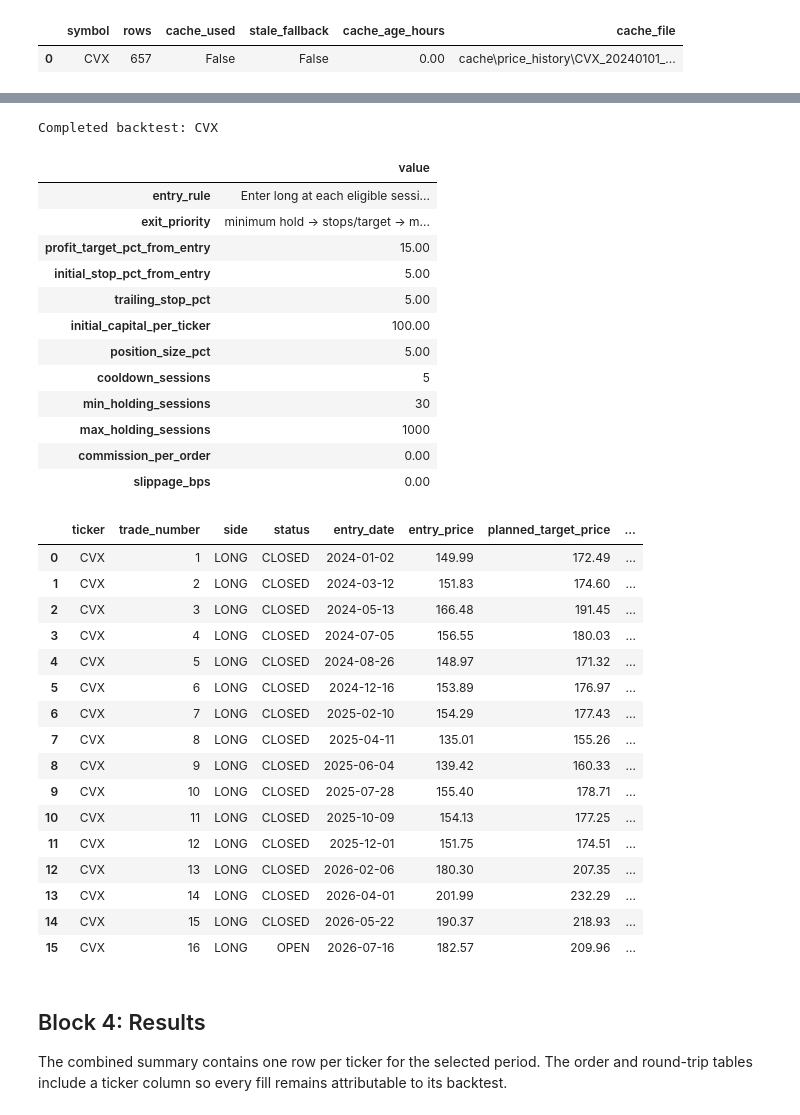
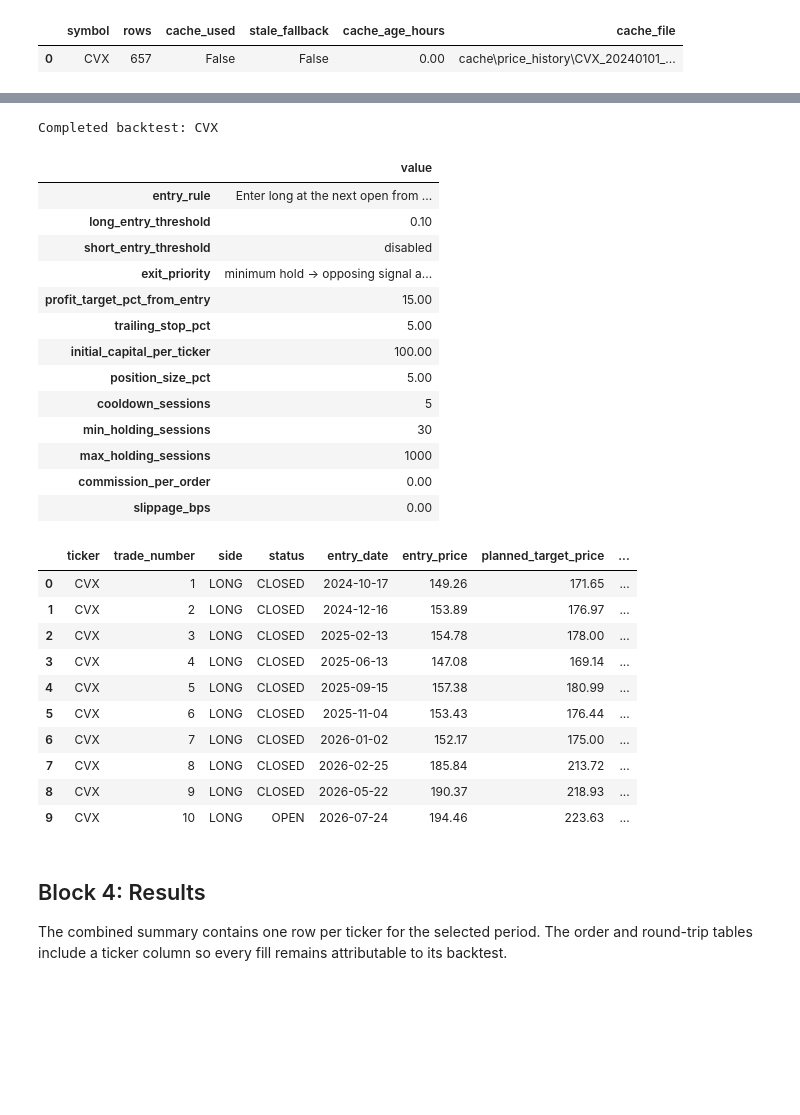
Before and after one commit to tathagata1/stock-analysis, a Jupyter notebook: 04_backtesting.ipynb, the cells around one changed output, grey strips where cells are left out. Cells and saved outputs as stored; diff of their text form; code cells hidden in the pictures; blank space fills up the shorter version.

```diff
--- a/04_backtesting.ipynb
+++ b/04_backtesting.ipynb
@@ -34,11 +35,11 @@ ticker = ["CVX"]  # Each ticker gets an independent backtest and its own initial
 start_date = "2024-01-01"  # First date included in the backtest.
 end_date = None              # Last date included; None means the latest available session.
 
-# Entry-relative strategy. Every new trade calculates fresh levels from its own fill.
-market_entry_side = "long"       # "long" buys; "short" requires allow_short_selling=True.
-allow_short_selling = False        # False keeps the strategy long-only.
+# Indicator-directed strategy. Every new trade calculates fresh levels from its own fill.
+allow_short_selling = False        # True permits bearish indicator signals to open short positions.
+long_entry_threshold = 0.10        # Prior-session technical score required to open a long.
+short_entry_threshold = -0.10      # Prior-session technical score required to open a short.
 profit_target_pct = 0.15           # Long target is 15% above entry; short target is 15% below.
-initial_stop_loss_pct = 0.05       # Long stop is 5% below entry; short stop is 5% above.
 trailing_stop_pct = 0.05           # Trail by 5% from the best completed high/low since entry.
 
 # Capital, position, and order limits
@@ -57,7 +58,7 @@ commission_per_order = 0.00  # Flat cash fee charged on every entry and exit ord
 slippage_bps = 0.0           # Adverse fill adjustment: 10 basis points = 0.10% per order.
 same_day_exit_priority = "target"  # If target and stop are both touched after entry, choose "stop" or "target".
 entry_bar_exit_policy = "target"   # Entry-candle tie policy; min_holding_days > 0 prevents any entry-candle exit.
-level_update_mode = "entry"      # Lock each trade's percentage-derived target and initial stop at entry.
+level_update_mode = "entry"      # Lock each trade's percentage-derived target at entry.
 allow_stop_widening = False         # False prevents an active stop from moving farther away from the position.
 force_exit_at_end = False           # Separate override: True closes on the final close even if minimum hold is unmet.
 
@@ -143,12 +143,14 @@ backtests_by_ticker = {}
 actual_trade_level_frames = []
 for current_ticker in normalized_tickers:
     market_data = market_data_by_ticker[current_ticker]
+    technical_entry_signal = build_technical_entry_signal(
+        market_data["price_history"]
+    )
     backtest = run_price_intent_backtest(
         history=market_data["price_history"],
         benchmark=None,
         entry_limit=None,
         target=None,
-        fixed_stop=None,
         capital=initial_capital,
         size_pct=position_size_pct,
         share_limit=max_shares,
@@ -168,9 +170,10 @@ for current_ticker in normalized_tickers:
         liquidate_at_end=force_exit_at_end,
         allow_short=allow_short_selling,
         entry_at_market=True,
-        market_entry_side=market_entry_side,
+        entry_signal=technical_entry_signal,
+        long_entry_threshold=long_entry_threshold,
+        short_entry_threshold=short_entry_threshold,
         target_pct=profit_target_pct,
-        fixed_stop_pct=initial_stop_loss_pct,
     )
     backtests_by_ticker[current_ticker] = backtest
 
@@ -183,8 +186,7 @@ for current_ticker in normalized_tickers:
         actual_trade_level_frames.append(trade_levels[[
             "ticker", "trade_number", "side", "status",
             "entry_date", "entry_price", "planned_target_price",
-            "planned_stop_price", "trailing_stop_pct_points",
-            "planned_reward_risk_ratio", "exit_date", "exit_price",
+            "trailing_stop_pct_points", "exit_date", "exit_price",
             "exit_reason", "return_pct",
         ]])
     print(f"Completed backtest: {current_ticker}")
@@ -194,55 +196,57 @@ actual_trade_levels = (
     if actual_trade_level_frames
     else pd.DataFrame({"message": ["No entries were executed."]})
 )
 strategy_settings = pd.Series({
-    "entry_rule": f"Enter {market_entry_side} at each eligible session open",
-    "exit_priority": "minimum hold -> stops/target -> maximum hold",
+    "entry_rule": (
+        "Enter long/short at the next open from the prior-session technical score"
+        if allow_short_selling
+        else "Enter long at the next open from bullish prior-session technical scores"
+    ),
+    "long_entry_threshold": long_entry_threshold,
+    "short_entry_threshold": (
+        short_entry_threshold if allow_short_selling else "disabled"
+    ),
+    "exit_priority": "minimum hold -> opposing signal at open -> stops/target -> maximum hold",
     "profit_target_pct_from_entry": profit_target_pct * 100,
-    "initial_stop_pct_from_entry": initial_stop_loss_pct * 100,
     "trailing_stop_pct": trailing_stop_pct * 100,
     "initial_capital_per_ticker": initial_capital,
     "position_size_pct": position_size_pct * 100,
     "cooldown_sessions": cooldown_days,
     "min_holding_sessions": min_holding_days,
     "max_holding_sessions": max_holding_days,
     "commission_per_order": commission_per_order,
     "slippage_bps": slippage_bps,
 }, name="value").to_frame()
 
 display(strategy_settings)
 display(actual_trade_levels)
 # %% [output]
 Completed backtest: CVX
 |  | value |
-| entry_rule | Enter long at each eligible sessi... |
-| exit_priority | minimum hold -> stops/target -> m... |
+| entry_rule | Enter long at the next open from ... |
+| long_entry_threshold | 0.10 |
+| short_entry_threshold | disabled |
+| exit_priority | minimum hold -> opposing signal a... |
 | profit_target_pct_from_entry | 15.00 |
-| initial_stop_pct_from_entry | 5.00 |
 | trailing_stop_pct | 5.00 |
 | initial_capital_per_ticker | 100.00 |
 | position_size_pct | 5.00 |
 | cooldown_sessions | 5 |
 | min_holding_sessions | 30 |
 | max_holding_sessions | 1000 |
 | commission_per_order | 0.00 |
 | slippage_bps | 0.00 |
 |  | ticker | trade_number | side | status | entry_date | entry_price | planned_target_price | ... |
-| 0 | CVX | 1 | LONG | CLOSED | 2024-01-02 | 149.99 | 172.49 | ... |
-| 1 | CVX | 2 | LONG | CLOSED | 2024-03-12 | 151.83 | 174.60 | ... |
-| 2 | CVX | 3 | LONG | CLOSED | 2024-05-13 | 166.48 | 191.45 | ... |
-| 3 | CVX | 4 | LONG | CLOSED | 2024-07-05 | 156.55 | 180.03 | ... |
-| 4 | CVX | 5 | LONG | CLOSED | 2024-08-26 | 148.97 | 171.32 | ... |
-| 5 | CVX | 6 | LONG | CLOSED | 2024-12-16 | 153.89 | 176.97 | ... |
-| 6 | CVX | 7 | LONG | CLOSED | 2025-02-10 | 154.29 | 177.43 | ... |
-| 7 | CVX | 8 | LONG | CLOSED | 2025-04-11 | 135.01 | 155.26 | ... |
-| 8 | CVX | 9 | LONG | CLOSED | 2025-06-04 | 139.42 | 160.33 | ... |
-| 9 | CVX | 10 | LONG | CLOSED | 2025-07-28 | 155.40 | 178.71 | ... |
-| 10 | CVX | 11 | LONG | CLOSED | 2025-10-09 | 154.13 | 177.25 | ... |
-| 11 | CVX | 12 | LONG | CLOSED | 2025-12-01 | 151.75 | 174.51 | ... |
-| 12 | CVX | 13 | LONG | CLOSED | 2026-02-06 | 180.30 | 207.35 | ... |
-| 13 | CVX | 14 | LONG | CLOSED | 2026-04-01 | 201.99 | 232.29 | ... |
-| 14 | CVX | 15 | LONG | CLOSED | 2026-05-22 | 190.37 | 218.93 | ... |
-| 15 | CVX | 16 | LONG | OPEN | 2026-07-16 | 182.57 | 209.96 | ... |
+| 0 | CVX | 1 | LONG | CLOSED | 2024-10-17 | 149.26 | 171.65 | ... |
+| 1 | CVX | 2 | LONG | CLOSED | 2024-12-16 | 153.89 | 176.97 | ... |
+| 2 | CVX | 3 | LONG | CLOSED | 2025-02-13 | 154.78 | 178.00 | ... |
+| 3 | CVX | 4 | LONG | CLOSED | 2025-06-13 | 147.08 | 169.14 | ... |
+| 4 | CVX | 5 | LONG | CLOSED | 2025-09-15 | 157.38 | 180.99 | ... |
+| 5 | CVX | 6 | LONG | CLOSED | 2025-11-04 | 153.43 | 176.44 | ... |
+| 6 | CVX | 7 | LONG | CLOSED | 2026-01-02 | 152.17 | 175.00 | ... |
+| 7 | CVX | 8 | LONG | CLOSED | 2026-02-25 | 185.84 | 213.72 | ... |
+| 8 | CVX | 9 | LONG | CLOSED | 2026-05-22 | 190.37 | 218.93 | ... |
+| 9 | CVX | 10 | LONG | OPEN | 2026-07-24 | 194.46 | 223.63 | ... |
 # %% [markdown]
 ## Block 4: Results
 
```
Also changed, not shown: parts of 5 cells of this notebook, 6 other files.
